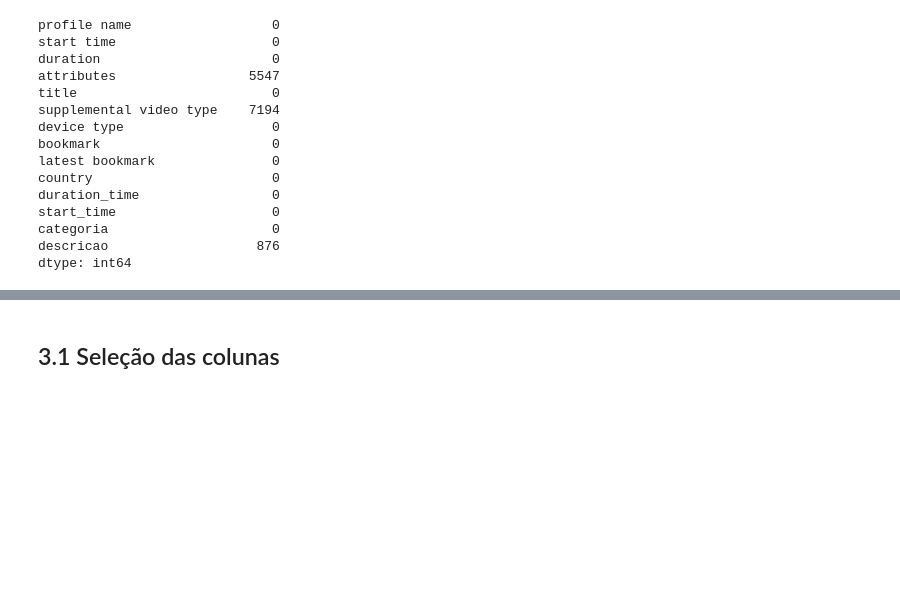
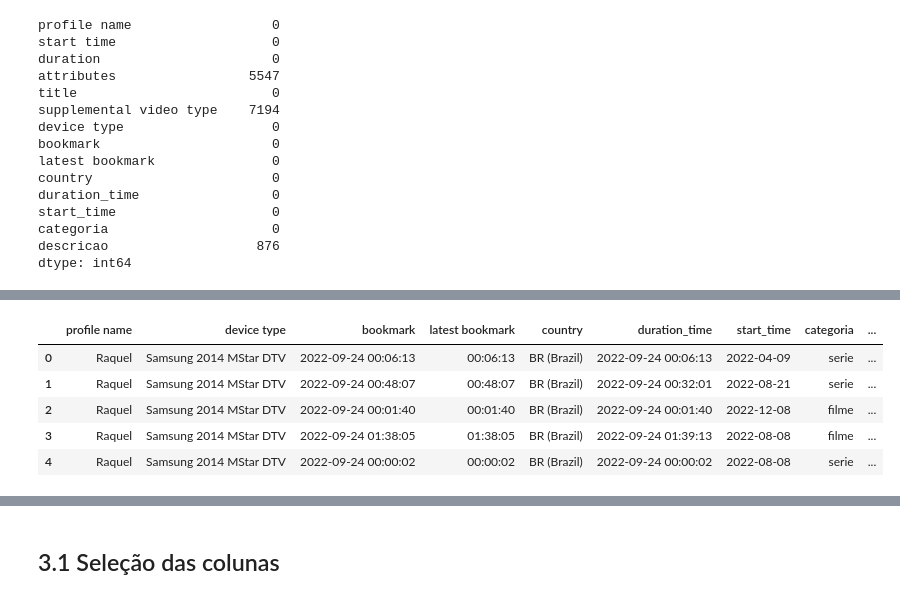
Before and after one commit to Raquelrs3/Netflix_Sistema_Recomendacao, a Jupyter notebook: Netflix_SR_C1_.ipynb, the cells around one changed output, grey strips where cells are left out. Drawn from its saved outputs; the diff is of its cells as text; code cells hidden in the pictures; blank space fills up the shorter version.

```diff
--- a/Netflix_SR_C1_.ipynb
+++ b/Netflix_SR_C1_.ipynb
@@ -461,0 +443,9 @@ df3.reset_index(drop=True, inplace=True)
+# %%
+df3.head()
+# %% [output]
+|  | profile name | device type | bookmark | latest bookmark | country | duration_time | start_time | categoria | ... |
+| 0 | Raquel | Samsung 2014 MStar DTV | 2022-09-24 00:06:13 | 00:06:13 | BR (Brazil) | 2022-09-24 00:06:13 | 2022-04-09 | serie | ... |
+| 1 | Raquel | Samsung 2014 MStar DTV | 2022-09-24 00:48:07 | 00:48:07 | BR (Brazil) | 2022-09-24 00:32:01 | 2022-08-21 | serie | ... |
+| 2 | Raquel | Samsung 2014 MStar DTV | 2022-09-24 00:01:40 | 00:01:40 | BR (Brazil) | 2022-09-24 00:01:40 | 2022-12-08 | filme | ... |
+| 3 | Raquel | Samsung 2014 MStar DTV | 2022-09-24 01:38:05 | 01:38:05 | BR (Brazil) | 2022-09-24 01:39:13 | 2022-08-08 | filme | ... |
+| 4 | Raquel | Samsung 2014 MStar DTV | 2022-09-24 00:00:02 | 00:00:02 | BR (Brazil) | 2022-09-24 00:00:02 | 2022-08-08 | serie | ... |
```
Also changed, not shown: parts of 39 cells of this notebook.
